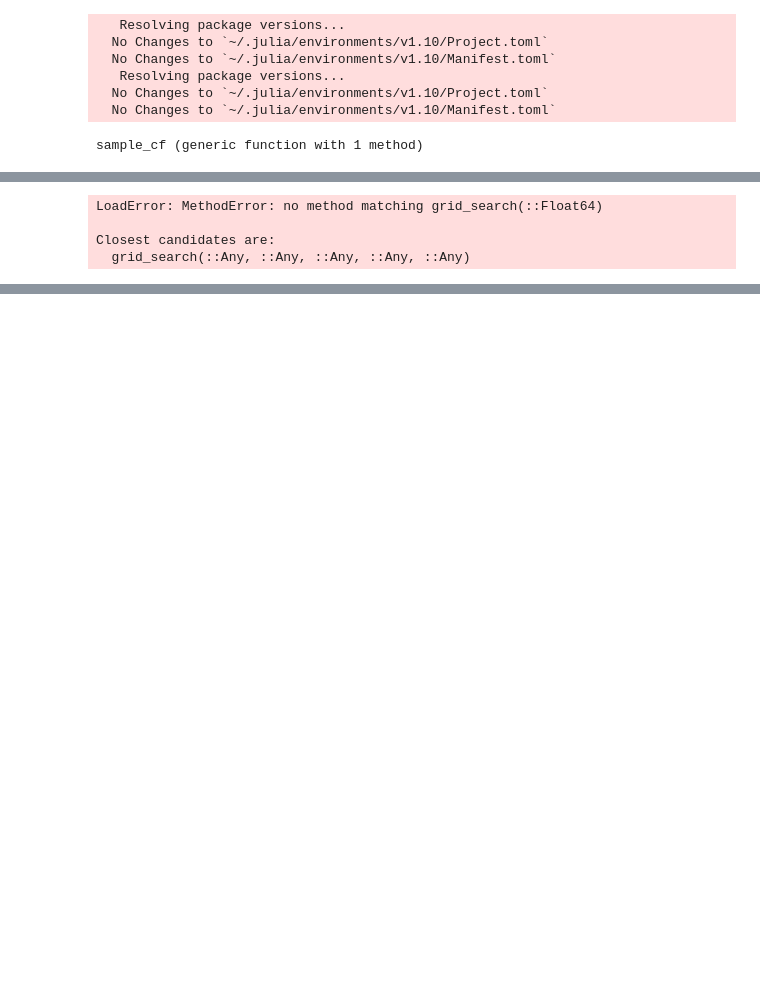
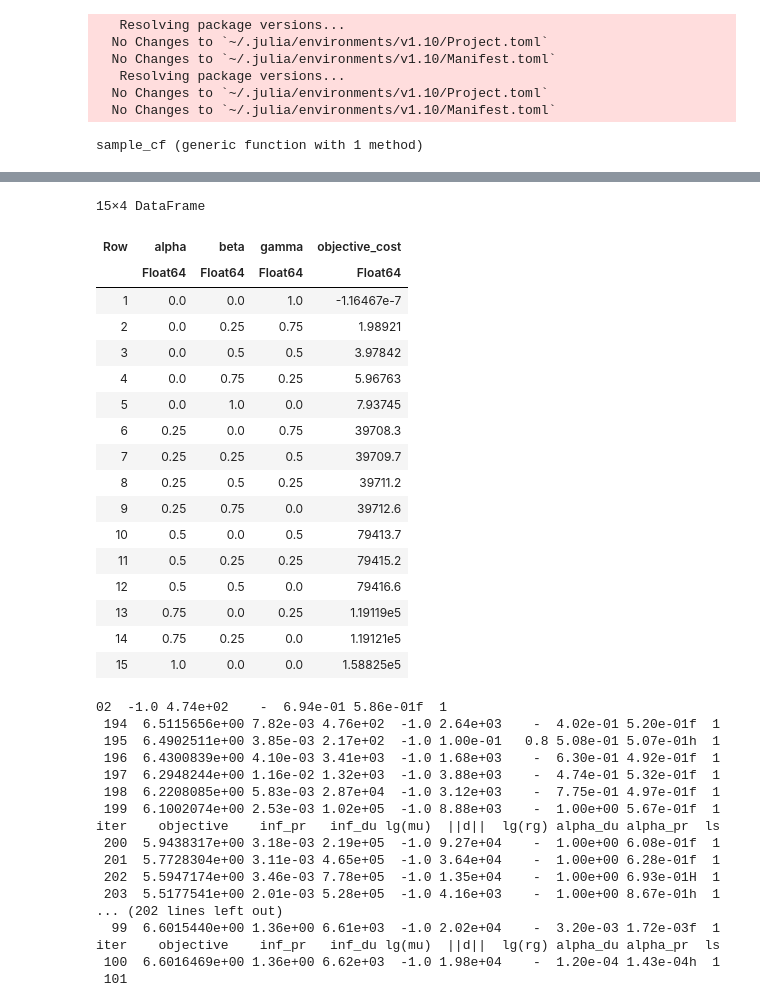
Before and after one commit to malo-lahogue/Optimization_Methods_Project, a Jupyter notebook: pareto.ipynb, the cells around one changed output, grey strips where cells are left out. Cells and saved outputs as stored; diff of their text form; code cells hidden in the pictures; blank space fills up the shorter version.

Commit message:
grid search works

```diff
--- a/pareto.ipynb
+++ b/pareto.ipynb
@@ -39,34 +40,11 @@ lf = [sample_load(s, t) for (s, t) in zip(seasons, times)]
-# %%
-#run the optimization model
-data_path = "DATA/"
-baseMVA = 10;
-
-# Run the grid search
-step_size = 0.25  # Define the step size for the grid search
-
-function grid_search(step_size, data_path, baseMVA, cf, lf)
-    results = DataFrame(alpha=Float64[], beta=Float64[], gamma=Float64[], objective_cost=Float64[])
-
-    # Iterate over possible values of alpha and beta
-    for alpha in 0:step_size:1
-        for beta in 0:step_size:(1 - alpha)
-            gamma = 1 - alpha - beta
-            if gamma >= 0  # Ensure the constraint is satisfied
-                # Calculate the objective cost
-                cost = run_optimization(data_path, baseMVA, alpha, beta, gamma, cf, lf)
-                # Append the results to the DataFrame
-                push!(results, (alpha, beta, gamma, cost))
-            end
-        end
-    end
-
-    return results
-end
-
-# Run the grid search
-results = grid_search(step_size)
-# %% [output]
-LoadError: MethodError: no method matching grid_search(::Float64)
-
-Closest candidates are:
-  grid_search(::Any, ::Any, ::Any, ::Any, ::Any)
+# %%
+#run the optimization model
+data_path = "DATA/"
+baseMVA = 10;
+
+# Run the grid search
+step_size = 0.25  # Define the step size for the grid search
+
+# Run the grid search
+results = grid_search(step_size, data_path, baseMVA, cf, lf)
+# %% [output]
@@ -73,3 +68,38 @@ Closest candidates are:
+15×4 DataFrame
+| Row | alpha | beta | gamma | objective_cost |
+|  | Float64 | Float64 | Float64 | Float64 |
+| 1 | 0.0 | 0.0 | 1.0 | -1.16467e-7 |
+| 2 | 0.0 | 0.25 | 0.75 | 1.98921 |
+| 3 | 0.0 | 0.5 | 0.5 | 3.97842 |
+| 4 | 0.0 | 0.75 | 0.25 | 5.96763 |
+| 5 | 0.0 | 1.0 | 0.0 | 7.93745 |
+| 6 | 0.25 | 0.0 | 0.75 | 39708.3 |
+| 7 | 0.25 | 0.25 | 0.5 | 39709.7 |
+| 8 | 0.25 | 0.5 | 0.25 | 39711.2 |
+| 9 | 0.25 | 0.75 | 0.0 | 39712.6 |
+| 10 | 0.5 | 0.0 | 0.5 | 79413.7 |
+| 11 | 0.5 | 0.25 | 0.25 | 79415.2 |
+| 12 | 0.5 | 0.5 | 0.0 | 79416.6 |
+| 13 | 0.75 | 0.0 | 0.25 | 1.19119e5 |
+| 14 | 0.75 | 0.25 | 0.0 | 1.19121e5 |
+| 15 | 1.0 | 0.0 | 0.0 | 1.58825e5 |
+02  -1.0 4.74e+02    -  6.94e-01 5.86e-01f  1
+ 194  6.5115656e+00 7.82e-03 4.76e+02  -1.0 2.64e+03    -  4.02e-01 5.20e-01f  1
+ 195  6.4902511e+00 3.85e-03 2.17e+02  -1.0 1.00e-01   0.8 5.08e-01 5.07e-01h  1
+ 196  6.4300839e+00 4.10e-03 3.41e+03  -1.0 1.68e+03    -  6.30e-01 4.92e-01f  1
+ 197  6.2948244e+00 1.16e-02 1.32e+03  -1.0 3.88e+03    -  4.74e-01 5.32e-01f  1
+ 198  6.2208085e+00 5.83e-03 2.87e+04  -1.0 3.12e+03    -  7.75e-01 4.97e-01f  1
+ 199  6.1002074e+00 2.53e-03 1.02e+05  -1.0 8.88e+03    -  1.00e+00 5.67e-01f  1
+iter    objective    inf_pr   inf_du lg(mu)  ||d||  lg(rg) alpha_du alpha_pr  ls
+ 200  5.9438317e+00 3.18e-03 2.19e+05  -1.0 9.27e+04    -  1.00e+00 6.08e-01f  1
+ 201  5.7728304e+00 3.11e-03 4.65e+05  -1.0 3.64e+04    -  1.00e+00 6.28e-01f  1
+ 202  5.5947174e+00 3.46e-03 7.78e+05  -1.0 1.35e+04    -  1.00e+00 6.93e-01H  1
+ 203  5.5177541e+00 2.01e-03 5.28e+05  -1.0 4.16e+03    -  1.00e+00 8.67e-01h  1
+... (202 lines left out)
+  99  6.6015440e+00 1.36e+00 6.61e+03  -1.0 2.02e+04    -  3.20e-03 1.72e-03f  1
+iter    objective    inf_pr   inf_du lg(mu)  ||d||  lg(rg) alpha_du alpha_pr  ls
+ 100  6.6016469e+00 1.36e+00 6.62e+03  -1.0 1.98e+04    -  1.20e-04 1.43e-04h  1
+ 101
 # %%
 output_file = "grid_search_results.csv"
 CSV.write(output_file, results)
```
Also changed, not shown: parts of 4 cells of this notebook, 3 other files.
